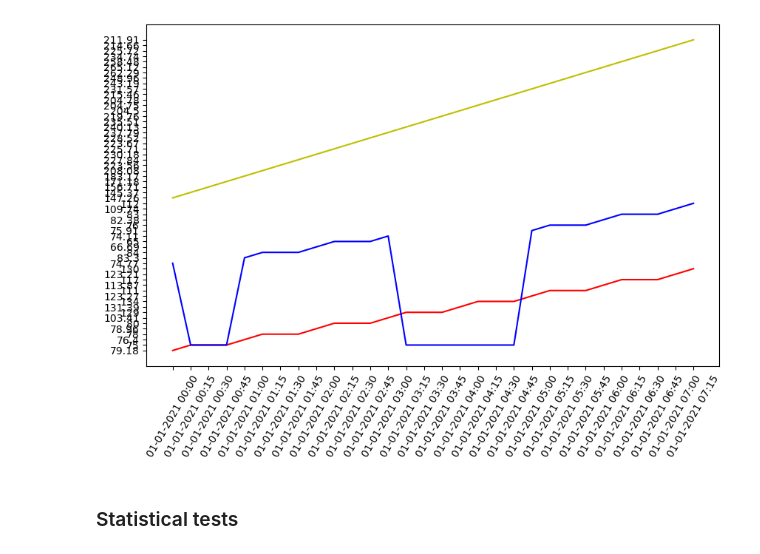
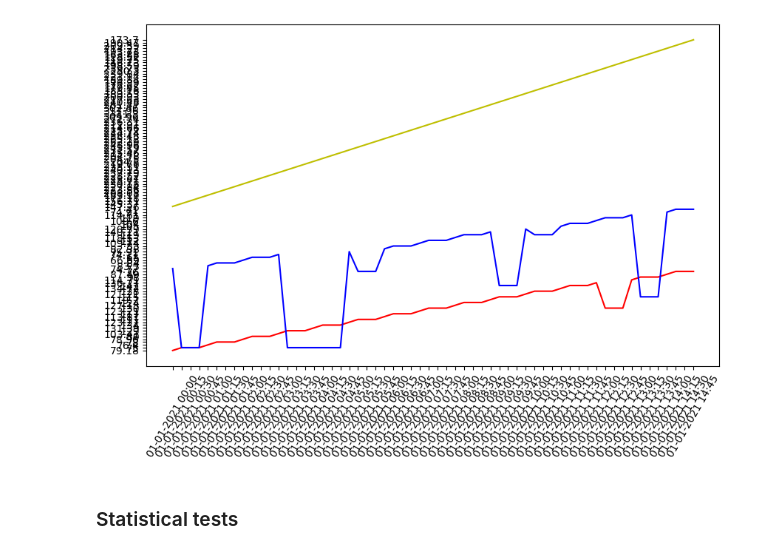
Before and after one commit to OmdenaAI/omdena-mumbai-chapter-air-quality, a Jupyter notebook: src/tasks/task-2-eda/stats_tests.ipynb, the cells around one changed output. Drawn from its saved outputs; the diff is of its cells as text; code cells hidden in the pictures.

Commit message:
data_analysis

```diff
--- a/src/tasks/task-2-eda/stats_tests.ipynb
+++ b/src/tasks/task-2-eda/stats_tests.ipynb
@@ -4,9 +4,9 @@ import numpy as np
 import matplotlib.pyplot as plt
 import seaborn as sns
 # %%
-powai_df = pd.read_csv(r"F:\omdena-mumbai-chapter-air-quality\src\tasks\task-1-data collection\PowaiMumbaiMPCB.csv")
-colaba_df = pd.read_csv(r"F:\omdena-mumbai-chapter-air-quality\src\tasks\task-1-data collection\ColabaMumbaiMPCB.csv")
-bkc_df = pd.read_csv(r"F:\omdena-mumbai-chapter-air-quality\src\tasks\task-1-data collection\BandraKurlaComplexMumbaiIITM.csv")
+powai_df = pd.read_csv(r"F:\omdena-mumbai-chapter-air-quality\src\tasks\task-1-data collection\PowaiMumbaiMPCB.csv", index_col=0)
+colaba_df = pd.read_csv(r"F:\omdena-mumbai-chapter-air-quality\src\tasks\task-1-data collection\ColabaMumbaiMPCB.csv", index_col=0)
+bkc_df = pd.read_csv(r"F:\omdena-mumbai-chapter-air-quality\src\tasks\task-1-data collection\BandraKurlaComplexMumbaiIITM.csv", index_col=0)
 # %%
 powai_df.info()
 # %% [output]
@@ -80,12 +80,12 @@ powai_df.head()
 # %%
 plt.figure(figsize=(10,6))
-plt.plot(powai_df['From Date'][:30], powai_df['PM2.5'][:30], color= 'r')
-plt.plot(colaba_df['From Date'][:30], colaba_df['PM2.5'][:30], color= 'b')
-plt.plot(bkc_df['From Date'][:30], bkc_df['PM2.5'][:30], color= 'y')
+plt.plot(powai_df['From Date'][:60], powai_df['PM2.5'][:60], color= 'r')
+plt.plot(colaba_df['From Date'][:60], colaba_df['PM2.5'][:60], color= 'b')
+plt.plot(bkc_df['From Date'][:60], bkc_df['PM2.5'][:60], color= 'y')
 plt.xticks(rotation=60)
 plt.show()
 # %% [output]
-[figure, old version]
+[figure, new version]
 # %% [markdown]
 ### Statistical tests
 # %% [markdown]
```
Also changed, not shown: parts of 5 cells of this notebook.
